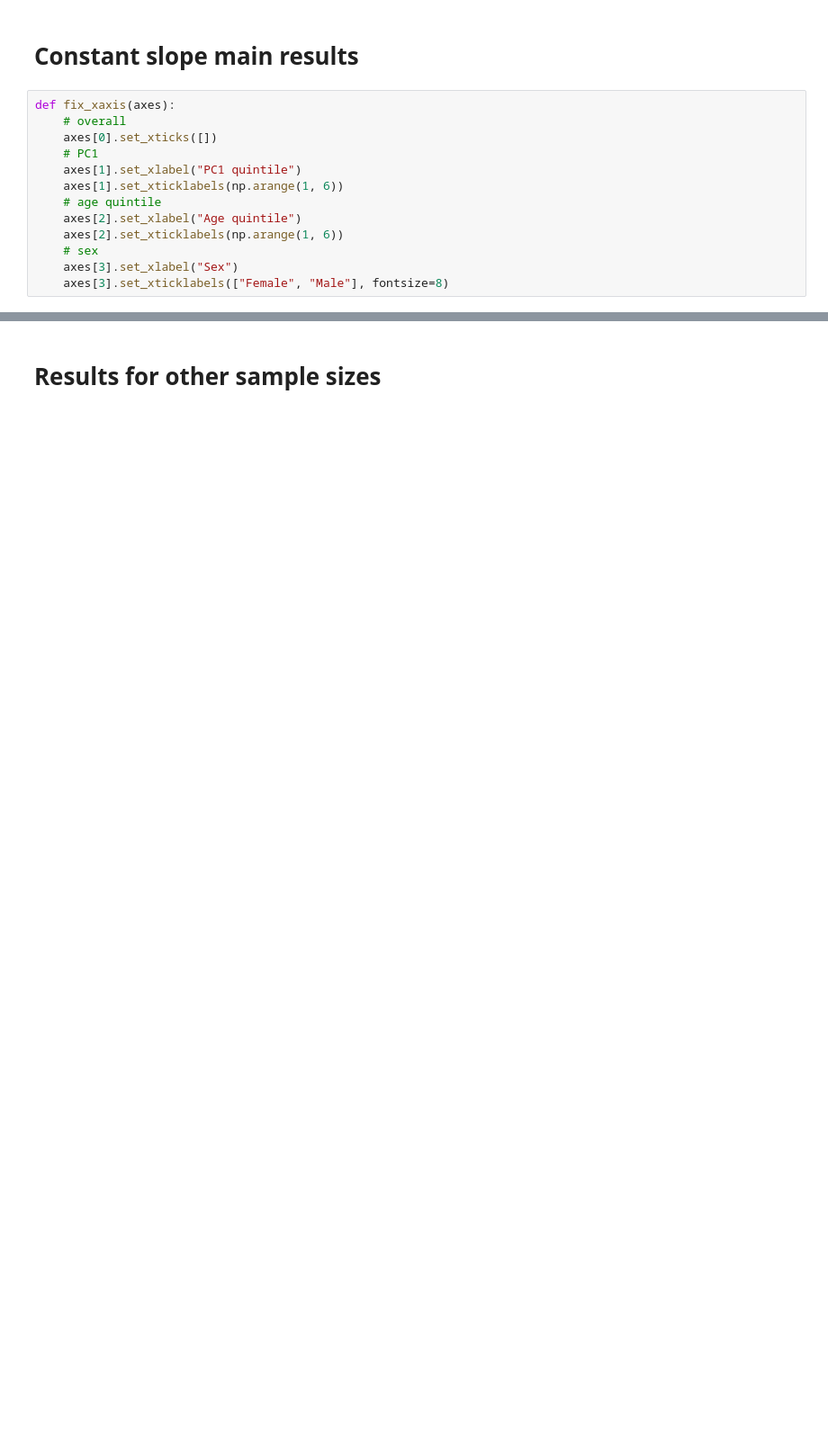
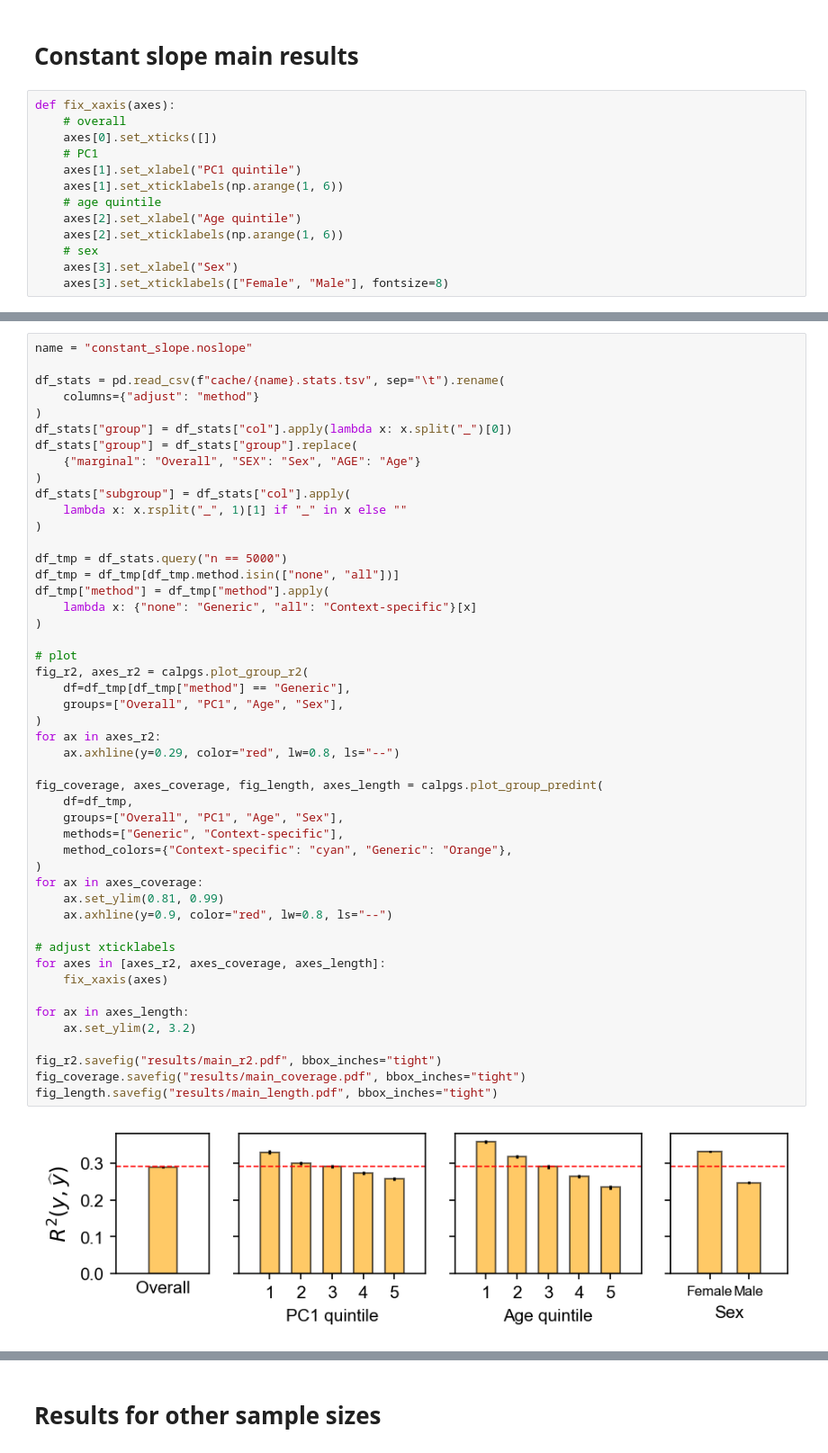
Before and after one commit to KangchengHou/calpred-manuscript, a Jupyter notebook: experiments/simulation/plot.ipynb, the cells around one changed output, grey strips where cells are left out. Shown at 90% size. Cells and saved outputs as stored; diff of their text form; blank space fills up the shorter version.

Commit message:
refactor simulation main plot function

```diff
--- a/experiments/simulation/plot.ipynb
+++ b/experiments/simulation/plot.ipynb
@@ -133,0 +34,50 @@ Number of random seeds: 100
+# %%
+name = "constant_slope.noslope"
+
+df_stats = pd.read_csv(f"cache/{name}.stats.tsv", sep="\t").rename(
+    columns={"adjust": "method"}
+)
+df_stats["group"] = df_stats["col"].apply(lambda x: x.split("_")[0])
+df_stats["group"] = df_stats["group"].replace(
+    {"marginal": "Overall", "SEX": "Sex", "AGE": "Age"}
+)
+df_stats["subgroup"] = df_stats["col"].apply(
+    lambda x: x.rsplit("_", 1)[1] if "_" in x else ""
+)
+
+df_tmp = df_stats.query("n == 5000")
+df_tmp = df_tmp[df_tmp.method.isin(["none", "all"])]
+df_tmp["method"] = df_tmp["method"].apply(
+    lambda x: {"none": "Generic", "all": "Context-specific"}[x]
+)
+
+# plot
+fig_r2, axes_r2 = calpgs.plot_group_r2(
+    df=df_tmp[df_tmp["method"] == "Generic"],
+    groups=["Overall", "PC1", "Age", "Sex"],
+)
+for ax in axes_r2:
+    ax.axhline(y=0.29, color="red", lw=0.8, ls="--")
+
+fig_coverage, axes_coverage, fig_length, axes_length = calpgs.plot_group_predint(
+    df=df_tmp,
+    groups=["Overall", "PC1", "Age", "Sex"],
+    methods=["Generic", "Context-specific"],
+    method_colors={"Context-specific": "cyan", "Generic": "Orange"},
+)
+for ax in axes_coverage:
+    ax.set_ylim(0.81, 0.99)
+    ax.axhline(y=0.9, color="red", lw=0.8, ls="--")
+
+# adjust xticklabels
+for axes in [axes_r2, axes_coverage, axes_length]:
+    fix_xaxis(axes)
+
+for ax in axes_length:
+    ax.set_ylim(2, 3.2)
+
+fig_r2.savefig("results/main_r2.pdf", bbox_inches="tight")
+fig_coverage.savefig("results/main_coverage.pdf", bbox_inches="tight")
+fig_length.savefig("results/main_length.pdf", bbox_inches="tight")
+# %% [output]
+[figure, added]
```
Also changed, not shown: parts of 7 cells of this notebook.
